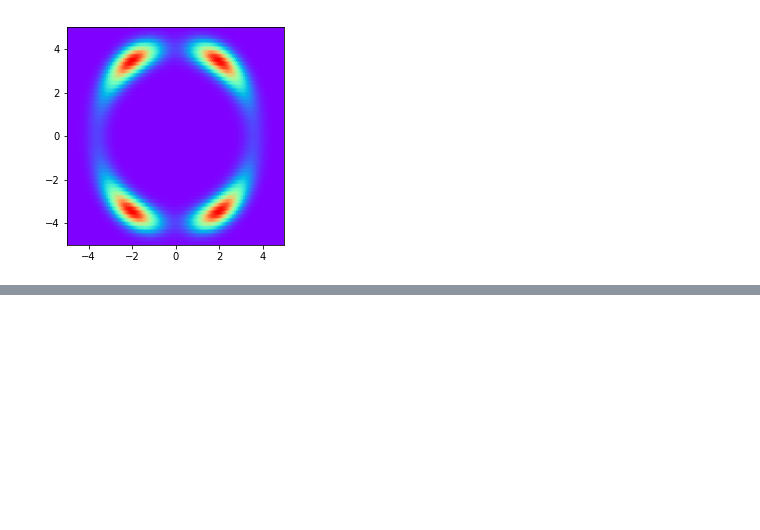
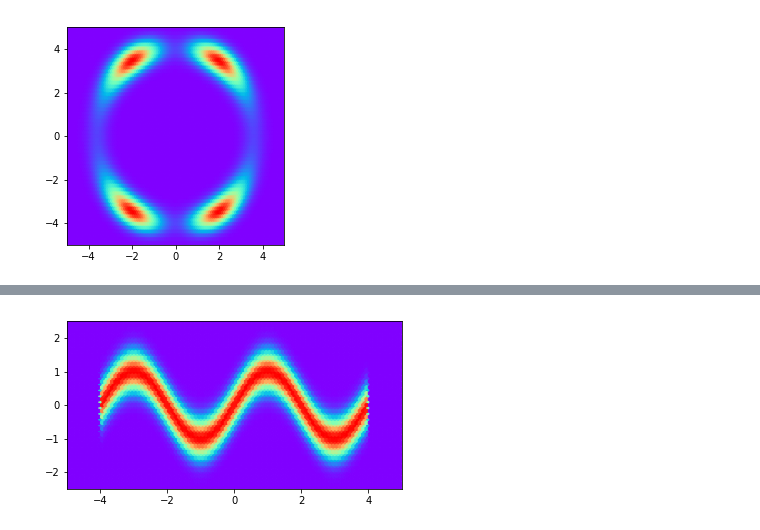
Before and after one commit to abdulfatir/normalizing-flows, a Jupyter notebook: notebooks/Metropolis-Hastings.ipynb, the cells around one changed output, grey strips where cells are left out. Drawn from its saved outputs; the diff is of its cells as text; code cells hidden in the pictures; blank space fills up the shorter version.

```diff
--- a/notebooks/Metropolis-Hastings.ipynb
+++ b/notebooks/Metropolis-Hastings.ipynb
@@ -13,6 +13,14 @@ def density1(z):
     exp2 = np.exp(-0.5 * ((z1 + 2) / 0.8) ** 2)
     u = 0.5 * ((norm - 4) / 0.4) ** 2 - np.log(exp1 + exp2)
     return np.exp(-u)
+# %%
+def density2(z):
+    z = np.reshape(z, [z.shape[0], 2])
+    z1, z2 = z[:, 0], z[:, 1]
+    w1 = lambda x: np.sin(2 * np.pi * x/4)
+    u = 0.5 * ((z2 - w1(z1))/0.4) ** 2
+    u[np.where(np.abs(z1) > 4)[0]] = 1e8
+    return np.exp(-u)
 # %%
 def mvn_density(X, mu=np.array([[0, 0]]), sig=np.eye(2)):
     sqrt_det_2pi_sig = np.sqrt(2 * np.pi * LA.det(sig))
@@ -62,0 +78,13 @@ np.save('data.npy', samples)
+# %%
+r = np.linspace(-5, 5, 1000)
+z = np.array(np.meshgrid(r, r)).transpose(1, 2, 0)
+z = np.reshape(z, [z.shape[0] * z.shape[1], -1])
+
+q0 = density2(z)
+plt.hexbin(z[:,0], z[:,1], C=q0.squeeze(), cmap='rainbow')
+plt.gca().set_aspect('equal', adjustable='box')
+plt.xlim([-5, 5])
+plt.ylim([-2.5, 2.5])
+plt.savefig('../report/imgs/example2-density.png', dpi=300)
+# %% [output]
+[figure, added]
```
Also changed, not shown: parts of 7 cells of this notebook, 9 other files.
